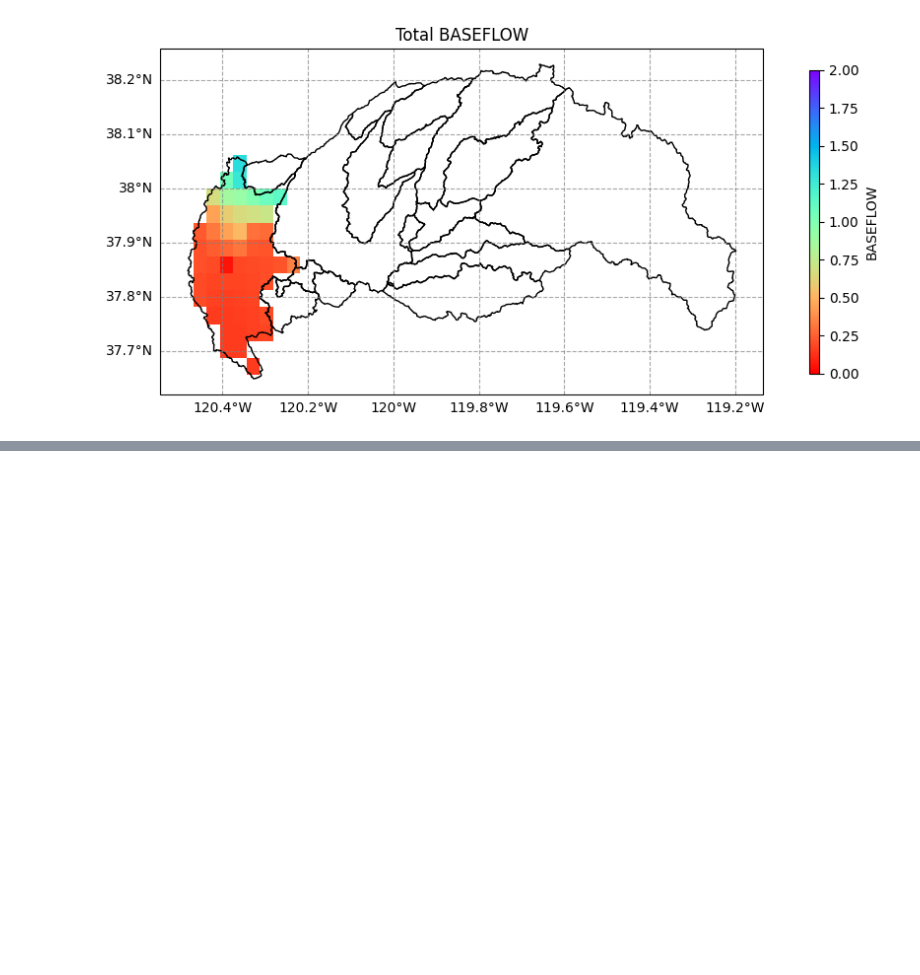
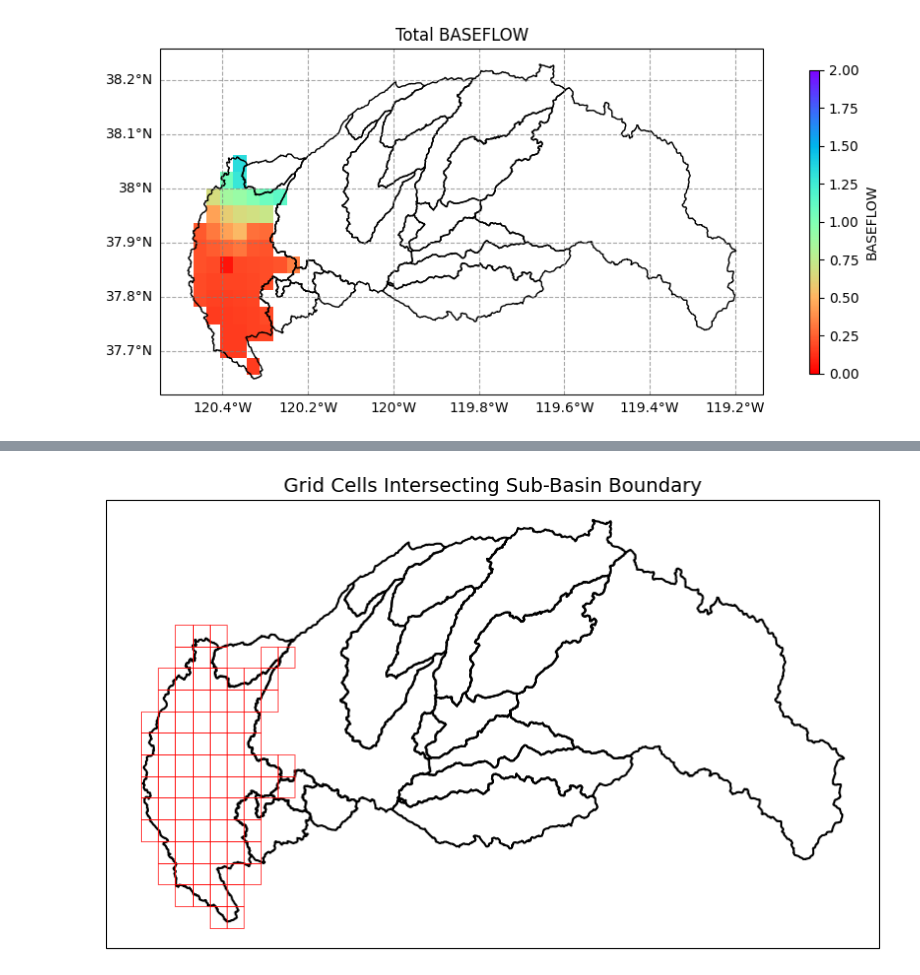
Before and after one commit to Maburidi/cen_sierra_pywr_new, a Jupyter notebook: preprocessing/data_extraction.ipynb, the cells around one changed output, grey strips where cells are left out. Saved outputs shown, nothing was run; the diff lists cells and outputs as text; code cells hidden in the pictures; blank space fills up the shorter version.

```diff
--- a/preprocessing/data_extraction.ipynb
+++ b/preprocessing/data_extraction.ipynb
@@ -381,0 +981,42 @@ Year 2026 is accomplished in time: 11.296738215287526 mins
+# %%
+
+from shapely.geometry import Polygon
+import numpy as np
+
+lat1 = clipped_runoff['lat'].values
+lon1 = clipped_runoff['lon'].values
+
+lat = runoff_ds['lat'].values
+lon = runoff_ds['lon'].values
+
+grid_polygons = []
+
+for i in range(len(lat) - 1):
+    for j in range(len(lon) - 1):
+        corners = [
+            (lon[j], lat[i]),
+            (lon[j + 1], lat[i]),
+            (lon[j + 1], lat[i + 1]),
+            (lon[j], lat[i + 1]),
+        ]
+        grid_polygons.append(Polygon(corners))
+
+grid_gdf = gpd.GeoDataFrame({'geometry': grid_polygons}, crs="epsg:4326")
+
+sub_basin_boundary = gdf1.geometry.iloc[0]
+
+sub_basin_grid_cells = grid_gdf[grid_gdf.intersects(sub_basin_boundary)]
+
+fig, ax = plt.subplots(figsize=(10, 8), subplot_kw={'projection': ccrs.PlateCarree()})
+
+gdf1.plot(ax=ax, edgecolor='black', facecolor='none', linewidth=1.5, transform=ccrs.PlateCarree())
+
+sub_basin_grid_cells.plot(ax=ax, edgecolor='red', facecolor='none', linewidth=0.5, transform=ccrs.PlateCarree())
+
+ax.coastlines()
+ax.add_feature(cfeature.OCEAN, color='lightblue')
+
+ax.set_title('Grid Cells Intersecting Sub-Basin Boundary', fontsize=14)
+plt.show()
+# %% [output]
+[figure, added]
```
Also changed, not shown: parts of 19 cells of this notebook, 1 other file.
